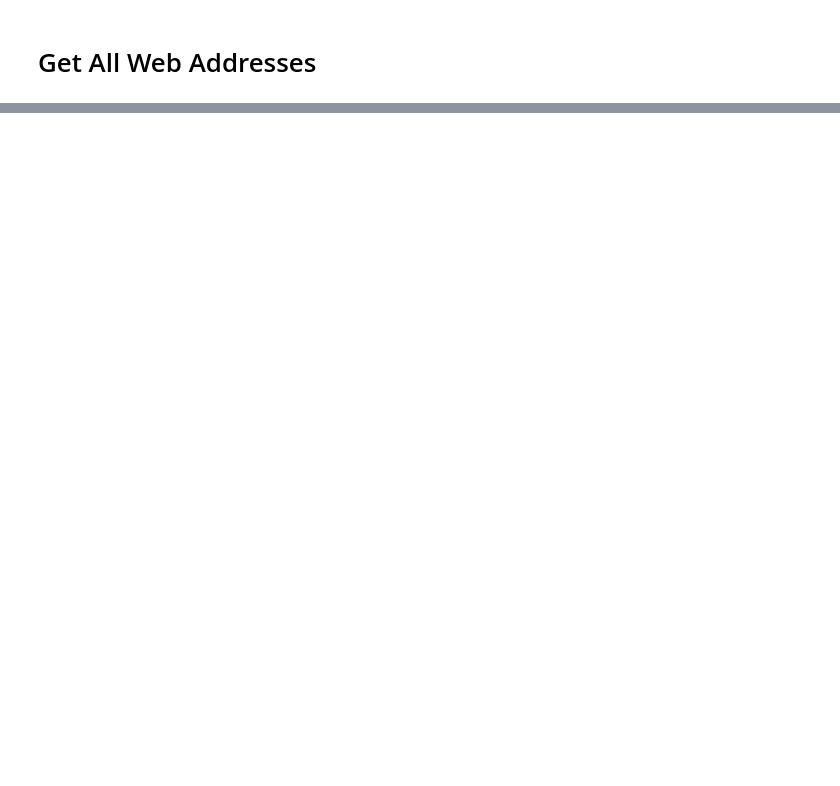
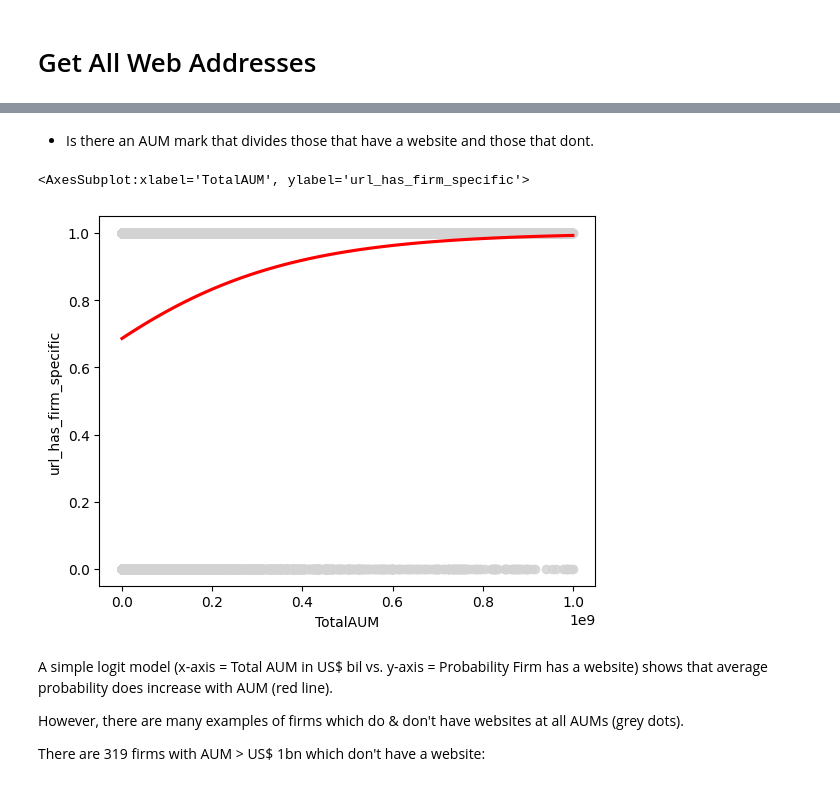
Before and after one commit to austinpracticaldatascience/RIA_websites, a Jupyter notebook: EDA.ipynb, the cells around one changed output, grey strips where cells are left out. Saved outputs shown, nothing was run; the diff lists cells and outputs as text; code cells hidden in the pictures; blank space fills up the shorter version.

```diff
--- a/EDA.ipynb
+++ b/EDA.ipynb
@@ -127,0 +623,19 @@ df_sec_reg_urls = get_all_urls(df_sec_reg, valid_only=False)
+# %% [markdown]
+- Is there an AUM mark that divides those that have a website and those that dont.
+# %%
+sns.regplot(x=df_ria[df_ria['TotalAUM'] < 1e9]['TotalAUM'],
+            y=df_ria[df_ria['TotalAUM'] < 1e9]['url_has_firm_specific'],
+            data=df_ria[df_ria['TotalAUM'] < 1e9],
+            logistic=True,
+            ci=None,
+            scatter_kws={'color': 'lightgrey'},
+            line_kws={'color': 'red'})
+# %% [output]
+<AxesSubplot:xlabel='TotalAUM', ylabel='url_has_firm_specific'>
+[figure, added]
+# %% [markdown]
+A simple logit model (x-axis = Total AUM in US$ bil vs. y-axis = Probability Firm has a website) shows that average probability does increase with AUM (red line).
+
+However, there are many examples of firms which do & don't have websites at all AUMs (grey dots).
+
+There are 319 firms with AUM > US$ 1bn which don't have a website:
```
Also changed, not shown: parts of 126 cells of this notebook, 2 other files.
